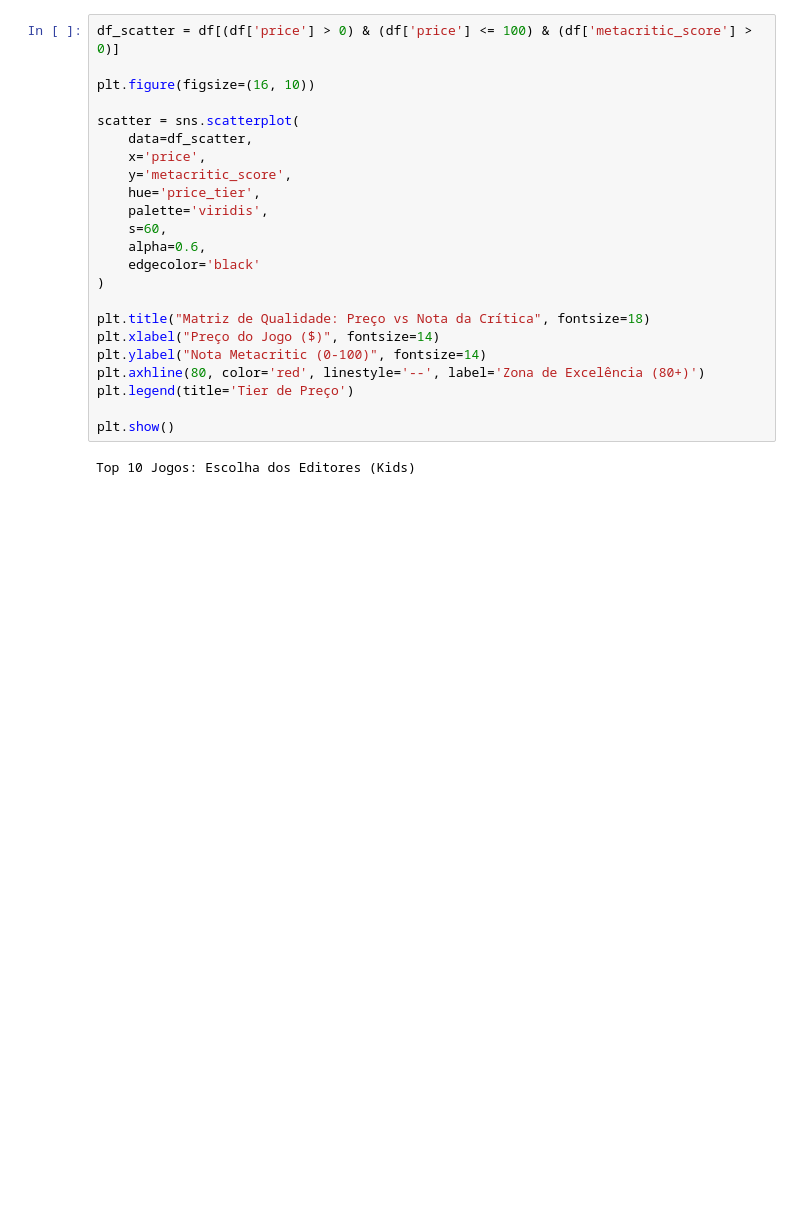
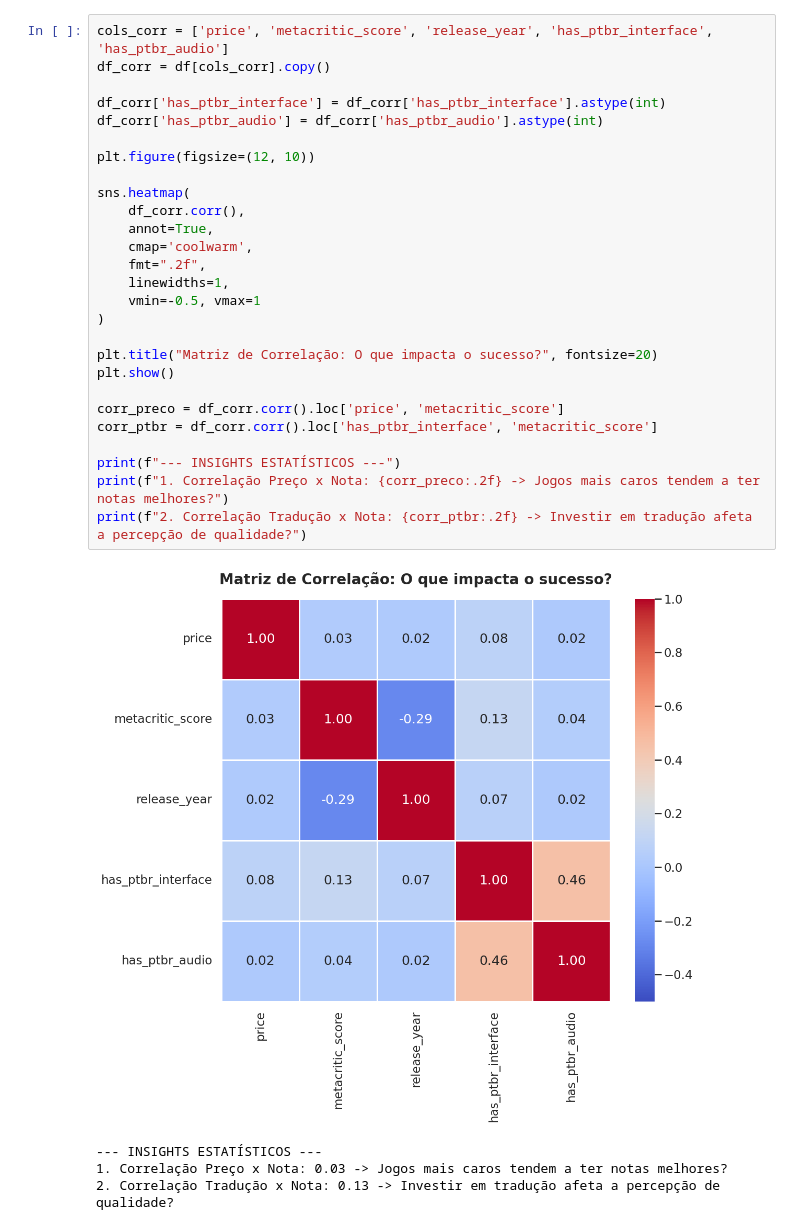
Before and after one commit to Raphides/Steam-BI, a Jupyter notebook: data_layer/silver/analytics.ipynb, the cells around one changed output. Drawn from its saved outputs; the diff is of its cells as text; blank space fills up the shorter version.

```diff
--- a/data_layer/silver/analytics.ipynb
+++ b/data_layer/silver/analytics.ipynb
@@ -156,25 +198,32 @@ Vamos cruzar Preço vs Nota (Metacritic) para ver se jogos mais caros são neces
 # %%
-df_scatter = df[(df['price'] > 0) & (df['price'] <= 100) & (df['metacritic_score'] > 0)]
+cols_corr = ['price', 'metacritic_score', 'release_year', 'has_ptbr_interface', 'has_ptbr_audio']
+df_corr = df[cols_corr].copy()
 
-plt.figure(figsize=(16, 10))
+df_corr['has_ptbr_interface'] = df_corr['has_ptbr_interface'].astype(int)
+df_corr['has_ptbr_audio'] = df_corr['has_ptbr_audio'].astype(int)
 
-scatter = sns.scatterplot(
-    data=df_scatter,
-    x='price',
-    y='metacritic_score',
-    hue='price_tier',
-    palette='viridis',
-    s=60,
-    alpha=0.6,
-    edgecolor='black'
+plt.figure(figsize=(12, 10))
+
+sns.heatmap(
+    df_corr.corr(),
+    annot=True,
+    cmap='coolwarm',
+    fmt=".2f",
+    linewidths=1,
+    vmin=-0.5, vmax=1
 )
 
-plt.title("Matriz de Qualidade: Preço vs Nota da Crítica", fontsize=18)
-plt.xlabel("Preço do Jogo ($)", fontsize=14)
-plt.ylabel("Nota Metacritic (0-100)", fontsize=14)
-plt.axhline(80, color='red', linestyle='--', label='Zona de Excelência (80+)')
-plt.legend(title='Tier de Preço')
+plt.title("Matriz de Correlação: O que impacta o sucesso?", fontsize=20)
+plt.show()
 
-plt.show()
+corr_preco = df_corr.corr().loc['price', 'metacritic_score']
+corr_ptbr = df_corr.corr().loc['has_ptbr_interface', 'metacritic_score']
+
+print(f"--- INSIGHTS ESTATÍSTICOS ---")
+print(f"1. Correlação Preço x Nota: {corr_preco:.2f} -> Jogos mais caros tendem a ter notas melhores?")
+print(f"2. Correlação Tradução x Nota: {corr_ptbr:.2f} -> Investir em tradução afeta a percepção de qualidade?")
 # %% [output]
+[figure, added]
-Top 10 Jogos: Escolha dos Editores (Kids)
+--- INSIGHTS ESTATÍSTICOS ---
+1. Correlação Preço x Nota: 0.03 -> Jogos mais caros tendem a ter notas melhores?
+2. Correlação Tradução x Nota: 0.13 -> Investir em tradução afeta a percepção de qualidade?
```
Also changed, not shown: parts of 16 cells of this notebook.
